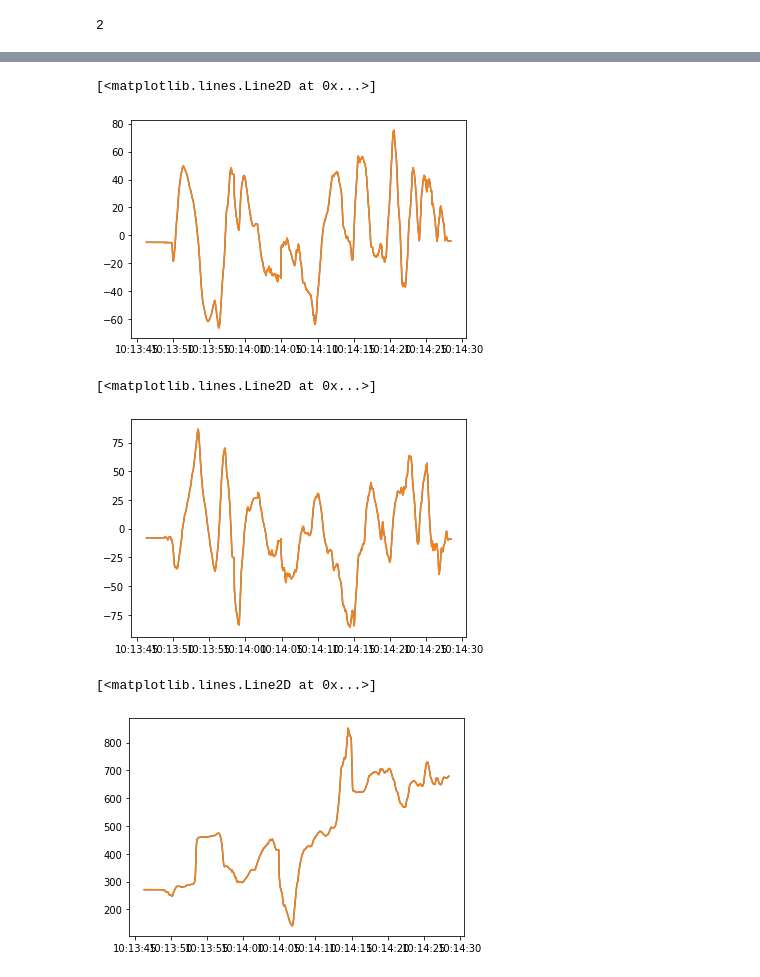
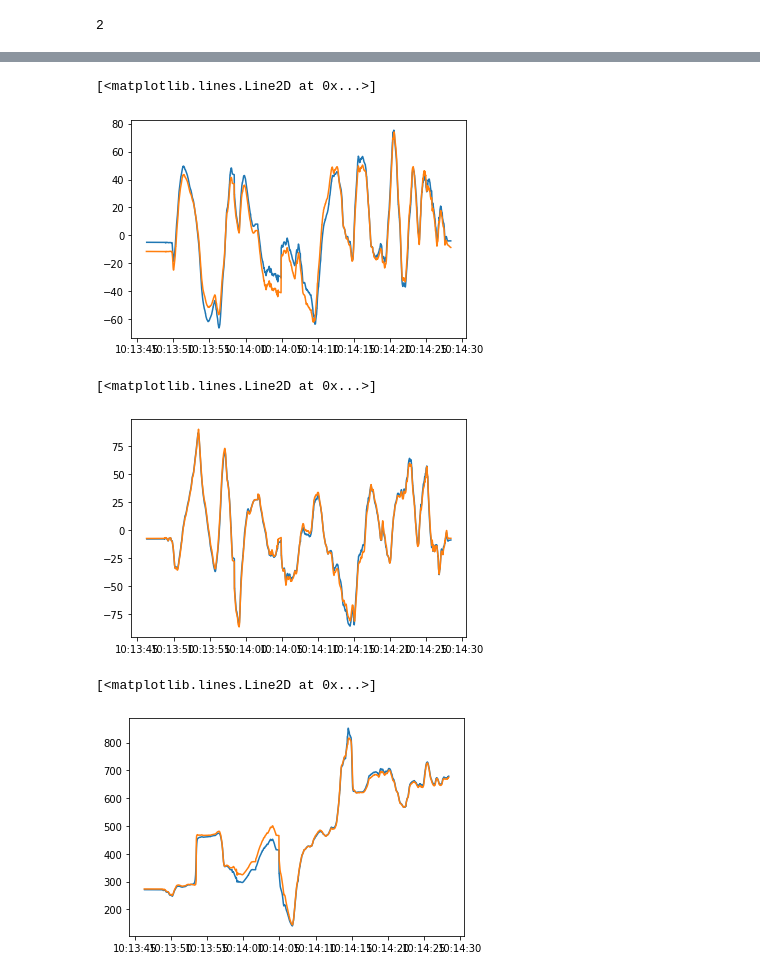
Before and after one commit to goatchurchprime/RTK_on_the_beach, a Jupyter notebook: notebooks/DualBNO055data.ipynb, the cells around one changed output, grey strips where cells are left out. Drawn from its saved outputs; the diff is of its cells as text; code cells hidden in the pictures.

```diff
--- a/notebooks/DualBNO055data.ipynb
+++ b/notebooks/DualBNO055data.ipynb
@@ -46,24 +46,24 @@ fd.pY.head()
 # %%
 from matplotlib import pyplot as plt
 from pandas.plotting import register_matplotlib_converters
 register_matplotlib_converters()
 
 pZ = fd.pZ[~fd.pZ.bad]
-pY = fd.pZ[~fd.pZ.bad]
+pY = fd.pY[~fd.pY.bad]
 plt.plot(pZ.pitch)
-plt.plot(pY.pitch)
+plt.plot(-pY.pitch)
 # %% [output]
 [<matplotlib.lines.Line2D at 0x...>]
-[figure, old version]
+[figure, new version]
 # %%
 plt.plot(pZ.roll)
-plt.plot(pY.roll)
+plt.plot(-pY.roll)
 # %% [output]
 [<matplotlib.lines.Line2D at 0x...>]
-[figure, old version]
+[figure, new version]
 # %%
 plt.plot(pZ.heading)
-plt.plot(pY.heading)
+plt.plot(pY.heading+180)
 # %% [output]
 [<matplotlib.lines.Line2D at 0x...>]
-[figure, old version]
+[figure, new version]
```
Also changed, not shown: parts of 1 cell of this notebook.
